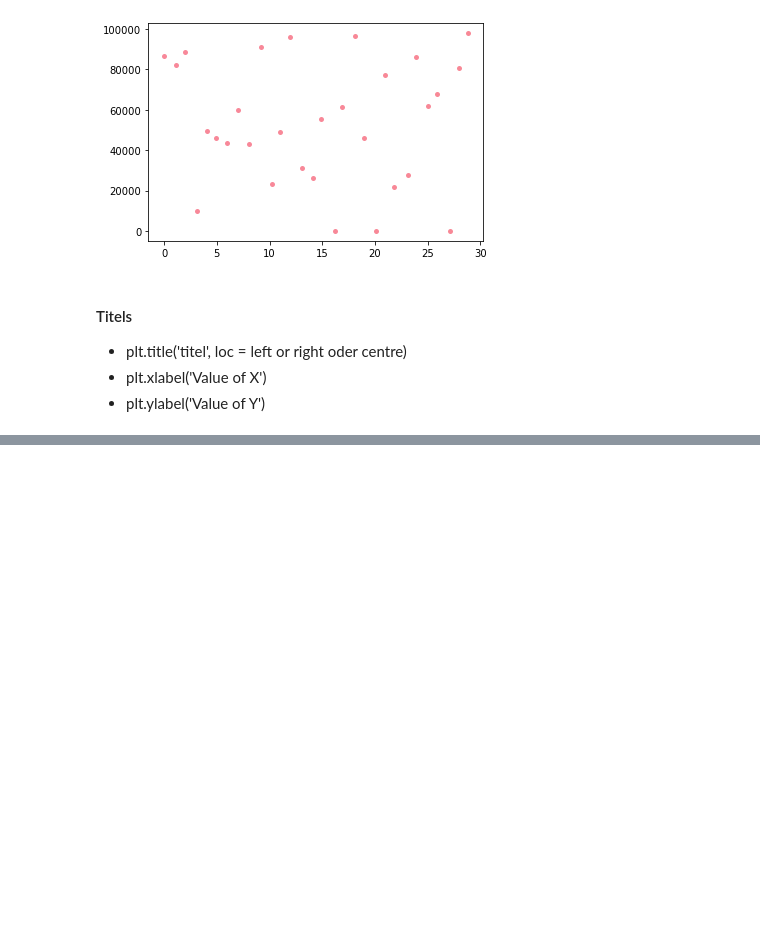
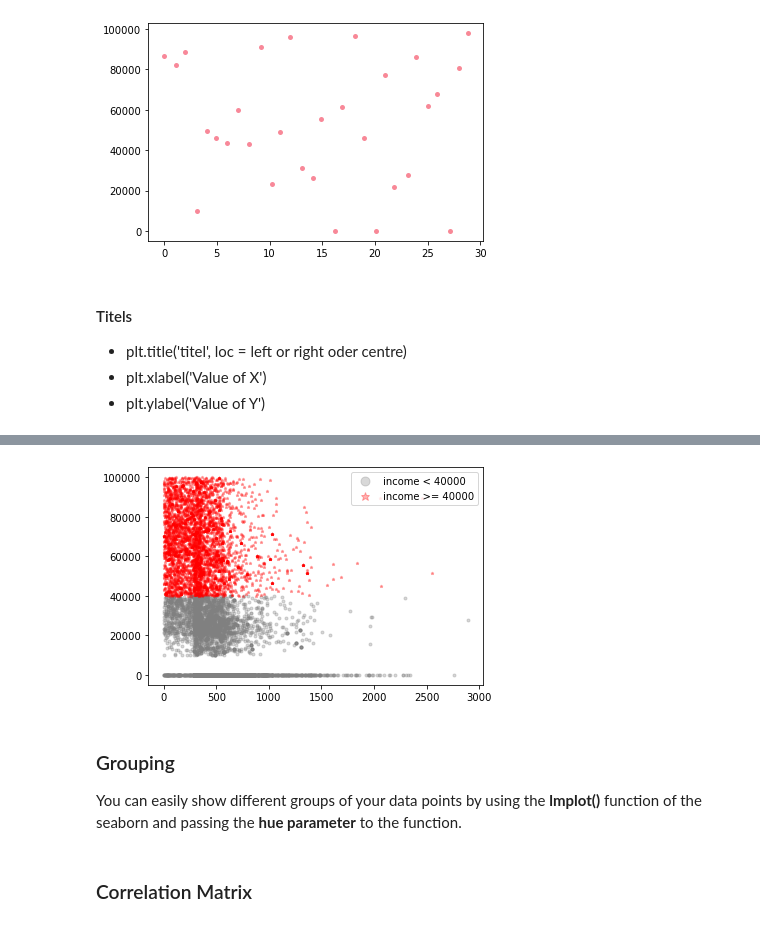
Before and after one commit to JosephineBiedermann/LabsPhine, a Jupyter notebook: Week1/LAB_CAR3.ipynb, the cells around one changed output, grey strips where cells are left out. Saved outputs shown, nothing was run; the diff lists cells and outputs as text; code cells hidden in the pictures; blank space fills up the shorter version.

```diff
--- a/Week1/LAB_CAR3.ipynb
+++ b/Week1/LAB_CAR3.ipynb
@@ -198,0 +228,15 @@ KeyboardInterrupt:
+# %%
+mca2_filtered = mca2[ mca2['income'] >= 40000]
+mca3_filtered = mca2[ mca2['income'] < 40000]
+plt.plot('total_claim_amount','income', data=mca3_filtered, linestyle='', marker='o', markersize=3, color="grey", alpha=0.3, label='income < 40000')
+plt.plot('total_claim_amount','income', data = mca2_filtered, linestyle='', marker='*', markersize=3, color="red", alpha=0.3, label='income >= 40000')
+plt.legend(markerscale=3)
+plt.show()
+
+#here I filteres all the income greater then 1000
+# %% [output]
+[figure, added]
+# %% [markdown]
+### Grouping
+
+You can easily show different groups of your data points by using the **lmplot()** function of the seaborn and passing the **hue parameter** to the function.
@@ -198,0 +245,2 @@ KeyboardInterrupt:
+# %% [markdown]
+### Correlation Matrix
```
Also changed, not shown: parts of 11 cells of this notebook.
